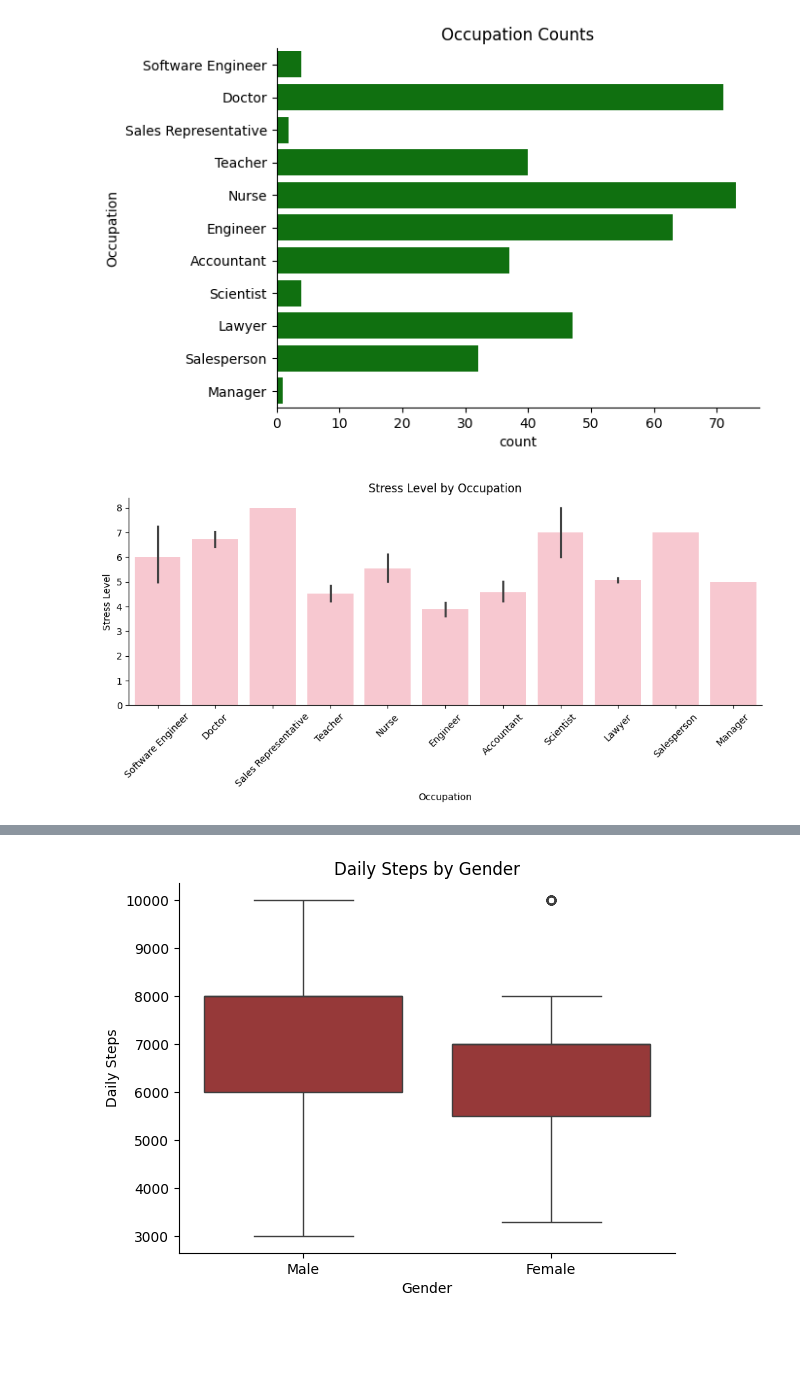
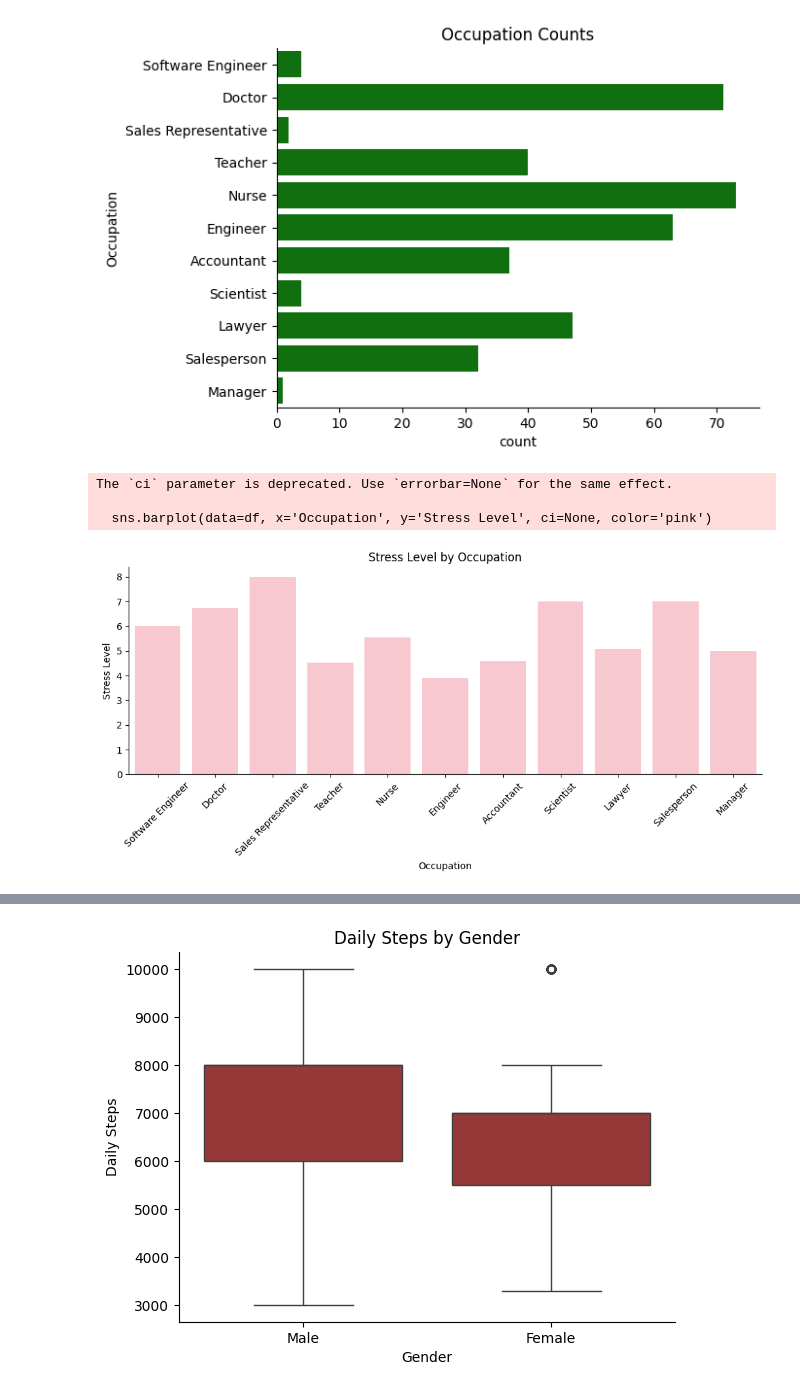
Before and after one commit to Michaela-Vosvrdova/projects, a Jupyter notebook: EDA Sleep And Health Relation.ipynb, the cells around one changed output, grey strips where cells are left out. Saved outputs shown, nothing was run; the diff lists cells and outputs as text; code cells hidden in the pictures; blank space fills up the shorter version.

```diff
--- a/EDA Sleep And Health Relation.ipynb
+++ b/EDA Sleep And Health Relation.ipynb
@@ -5,7 +5,7 @@ import matplotlib.pyplot as plt
 import seaborn as sns
 %matplotlib inline
 # %%
-df = pd.read_csv('Sleep_health_and_lifestyle_dataset.csv')
+df = pd.read_csv('datasets/Sleep_health_and_lifestyle_dataset.csv')
 df.head()
 # %% [output]
 |  | Person ID | Gender | Age | Occupation | Sleep Duration | Quality of Sleep | Physical Activity Level | ... |
@@ -126,11 +126,14 @@ plt.show()
 [figure]
 # %%
 plt.figure(figsize=(10,5))
-sns.barplot(data=df, x='Occupation', y='Stress Level', color='pink')
+sns.barplot(data=df, x='Occupation', y='Stress Level', ci=None, color='pink')
 plt.title('Stress Level by Occupation')
 plt.xticks(rotation=45)
 plt.tight_layout()
 sns.despine()
 plt.show()
 # %% [output]
+The `ci` parameter is deprecated. Use `errorbar=None` for the same effect.
+
+  sns.barplot(data=df, x='Occupation', y='Stress Level', ci=None, color='pink')
-[figure, old version]
+[figure, new version]
```
Also changed, not shown: parts of 1 cell of this notebook, 2 other files.
